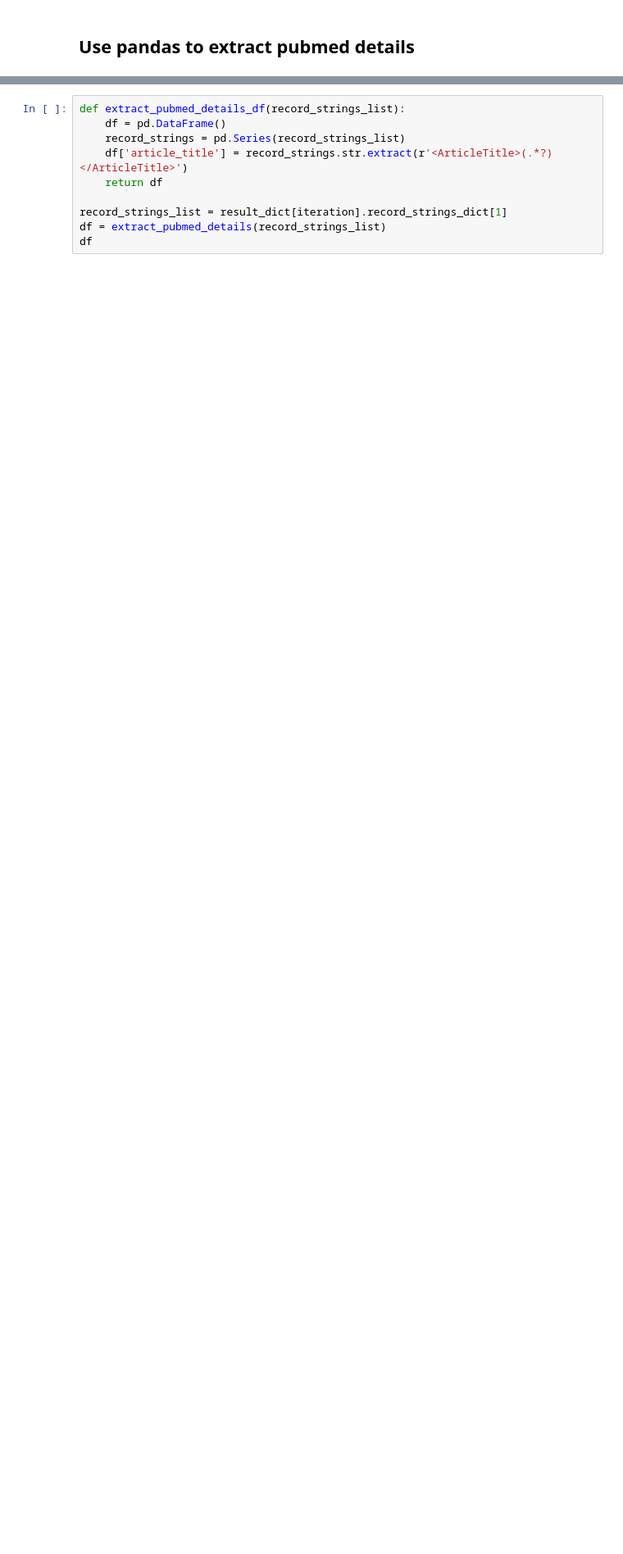
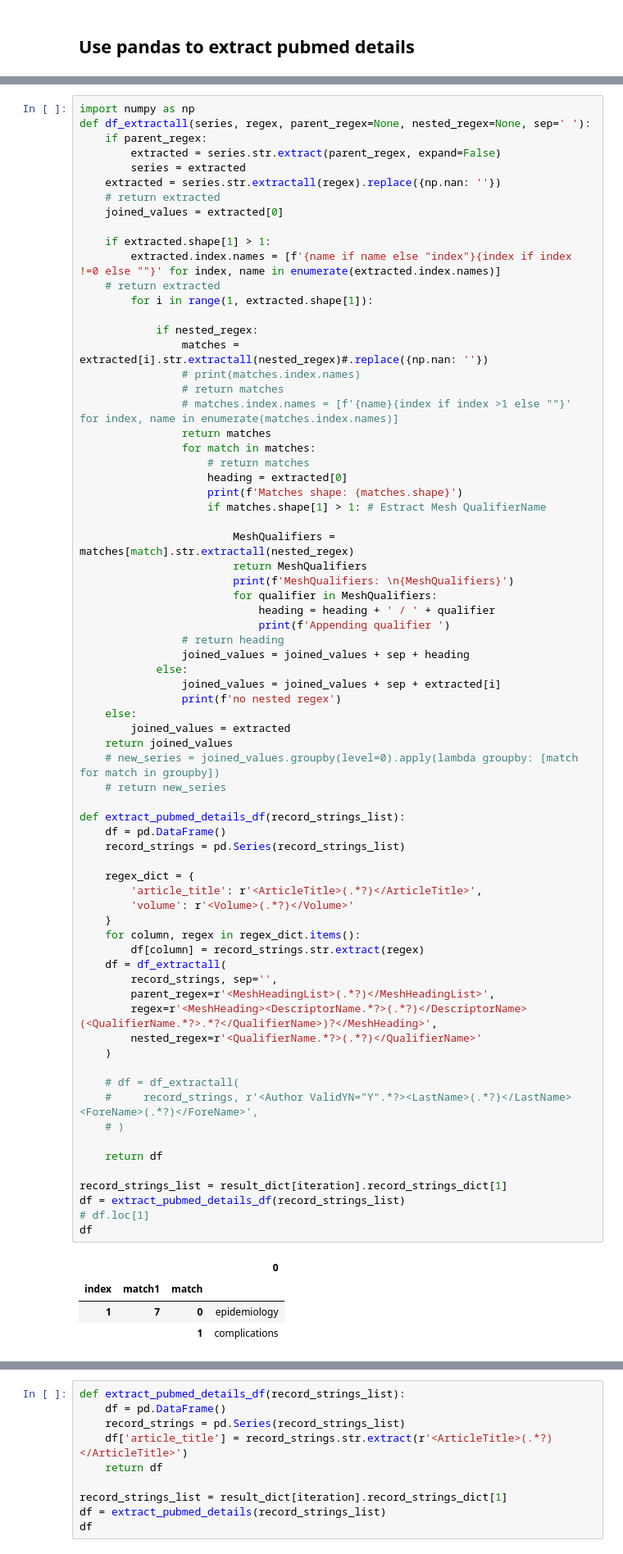
Before and after one commit to silvhua/pubmed-search, a Jupyter notebook: notebooks/2024-04-03 pubmed api.ipynb, the cells around one changed output, grey strips where cells are left out. Shown: that part at 82% size. Drawn from its saved outputs; the diff is of its cells as text; blank space fills up the shorter version.

```diff
--- a/notebooks/2024-04-03 pubmed api.ipynb
+++ b/notebooks/2024-04-03 pubmed api.ipynb
@@ -2155,0 +2174,76 @@ df
+# %%
+import numpy as np
+def df_extractall(series, regex, parent_regex=None, nested_regex=None, sep=' '):
+    if parent_regex:
+        extracted = series.str.extract(parent_regex, expand=False)
+        series = extracted
+    extracted = series.str.extractall(regex).replace({np.nan: ''})
+    # return extracted
+    joined_values = extracted[0]
+
+    if extracted.shape[1] > 1:
+        extracted.index.names = [f'{name if name else "index"}{index if index !=0 else ""}' for index, name in enumerate(extracted.index.names)]
+    # return extracted
+        for i in range(1, extracted.shape[1]):
+
+            if nested_regex:
+                matches = extracted[i].str.extractall(nested_regex)#.replace({np.nan: ''})
+                # print(matches.index.names)
+                # return matches
+                # matches.index.names = [f'{name}{index if index >1 else ""}' for index, name in enumerate(matches.index.names)]
+                return matches
+                for match in matches:
+                    # return matches
+                    heading = extracted[0]
+                    print(f'Matches shape: {matches.shape}')
+                    if matches.shape[1] > 1: # Estract Mesh QualifierName
+
+                        MeshQualifiers = matches[match].str.extractall(nested_regex)
+                        return MeshQualifiers
+                        print(f'MeshQualifiers: \n{MeshQualifiers}')
+                        for qualifier in MeshQualifiers:
+                            heading = heading + ' / ' + qualifier
+                            print(f'Appending qualifier ')
+                # return heading
+                joined_values = joined_values + sep + heading
+            else:
+                joined_values = joined_values + sep + extracted[i]
+                print(f'no nested regex')
+    else:
+        joined_values = extracted
+    return joined_values
+    # new_series = joined_values.groupby(level=0).apply(lambda groupby: [match for match in groupby])
+    # return new_series
+
+def extract_pubmed_details_df(record_strings_list):
+    df = pd.DataFrame()
+    record_strings = pd.Series(record_strings_list)
+
+    regex_dict = {
+        'article_title': r'<ArticleTitle>(.*?)</ArticleTitle>',
+        'volume': r'<Volume>(.*?)</Volume>'
+    }
+    for column, regex in regex_dict.items():
+        df[column] = record_strings.str.extract(regex)
+    df = df_extractall(
+        record_strings, sep='',
+        parent_regex=r'<MeshHeadingList>(.*?)</MeshHeadingList>',
+        regex=r'<MeshHeading><DescriptorName.*?>(.*?)</DescriptorName>(<QualifierName.*?>.*?</QualifierName>)?</MeshHeading>',
+        nested_regex=r'<QualifierName.*?>(.*?)</QualifierName>'
+    )
+
+    # df = df_extractall(
+    #     record_strings, r'<Author ValidYN="Y".*?><LastName>(.*?)</LastName><ForeName>(.*?)</ForeName>',
+    # )
+
+    return df
+
+record_strings_list = result_dict[iteration].record_strings_dict[1]
+df = extract_pubmed_details_df(record_strings_list)
+# df.loc[1]
+df
+# %% [output]
+|  |  |  | 0 |
+| index | match1 | match |  |
+| 1 | 7 | 0 | epidemiology |
+|  |  | 1 | complications |
```
Also changed, not shown: parts of 9 cells of this notebook.
